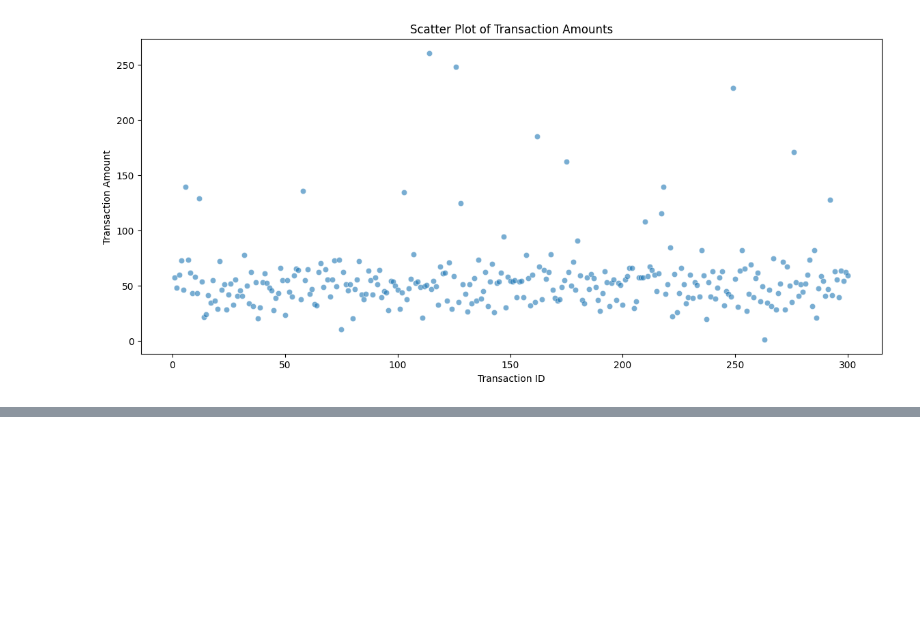
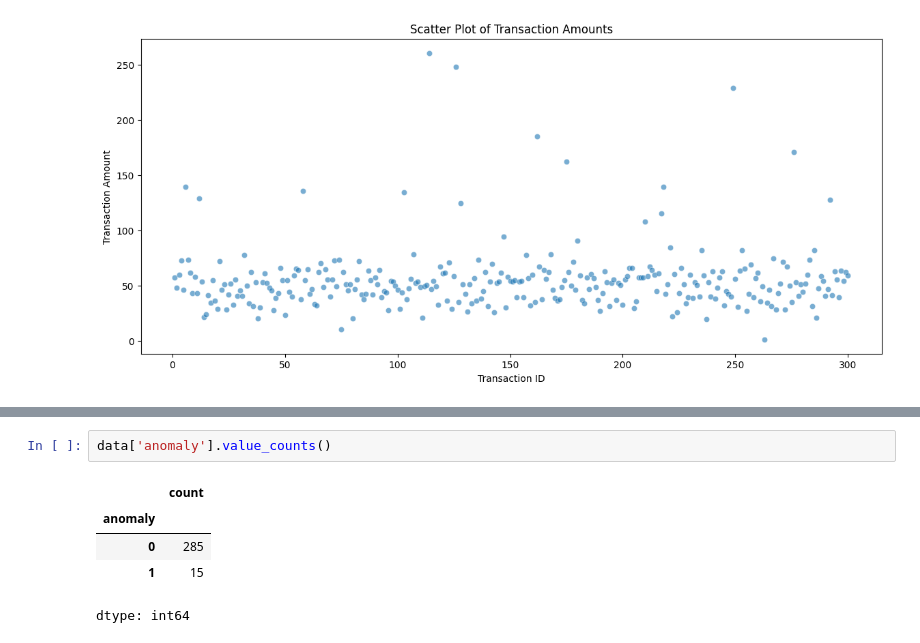
Before and after one commit to tangannbelang/machineLearningTimedoor, a Jupyter notebook: anomalydetection.ipynb, the cells around one changed output, grey strips where cells are left out. Cells and saved outputs as stored; diff of their text form; blank space fills up the shorter version.

```diff
--- a/anomalydetection.ipynb
+++ b/anomalydetection.ipynb
@@ -110,0 +142,8 @@ plt.show()
+# %%
+data['anomaly'].value_counts()
+# %% [output]
+|  | count |
+| anomaly |  |
+| 0 | 285 |
+| 1 | 15 |
+dtype: int64
```
Also changed, not shown: parts of 5 cells of this notebook.
